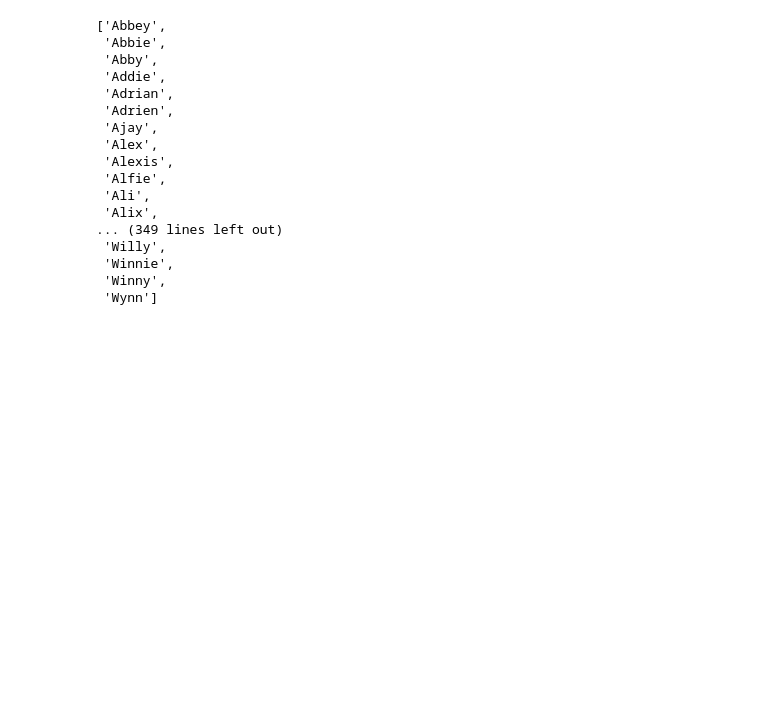
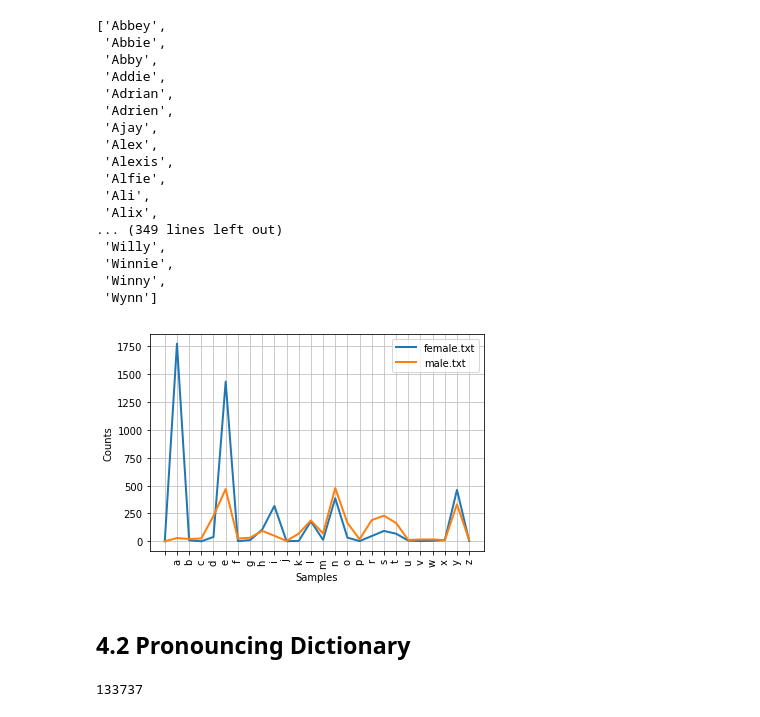
Before and after one commit to DigitalTools/nltk-book, a Jupyter notebook: Chapter 02/2.4 Lexical Resources.ipynb, the cells around one changed output. Drawn from its saved outputs; the diff is of its cells as text; code cells hidden in the pictures; blank space fills up the shorter version.

Commit message:
a Pronouncing Dictionary

```diff
--- a/Chapter 02/2.4 Lexical Resources.ipynb
+++ b/Chapter 02/2.4 Lexical Resources.ipynb
@@ -105,4 +105,15 @@ female_names = names.words('female.txt')
 # %%
 cfd = nltk.ConditionalFreqDist(
     (fileid, name[-1])
     for fileid in names.fileids()
+    for name in names.words(fileid))
+cfd.plot()
+# %% [output]
+[figure, added]
+# %% [markdown]
+## 4.2 Pronouncing Dictionary
+# %%
+entries = nltk.corpus.cmudict.entries()
+len(entries)
+# %% [output]
+133737
```
Also changed, not shown: parts of 16 cells of this notebook.
